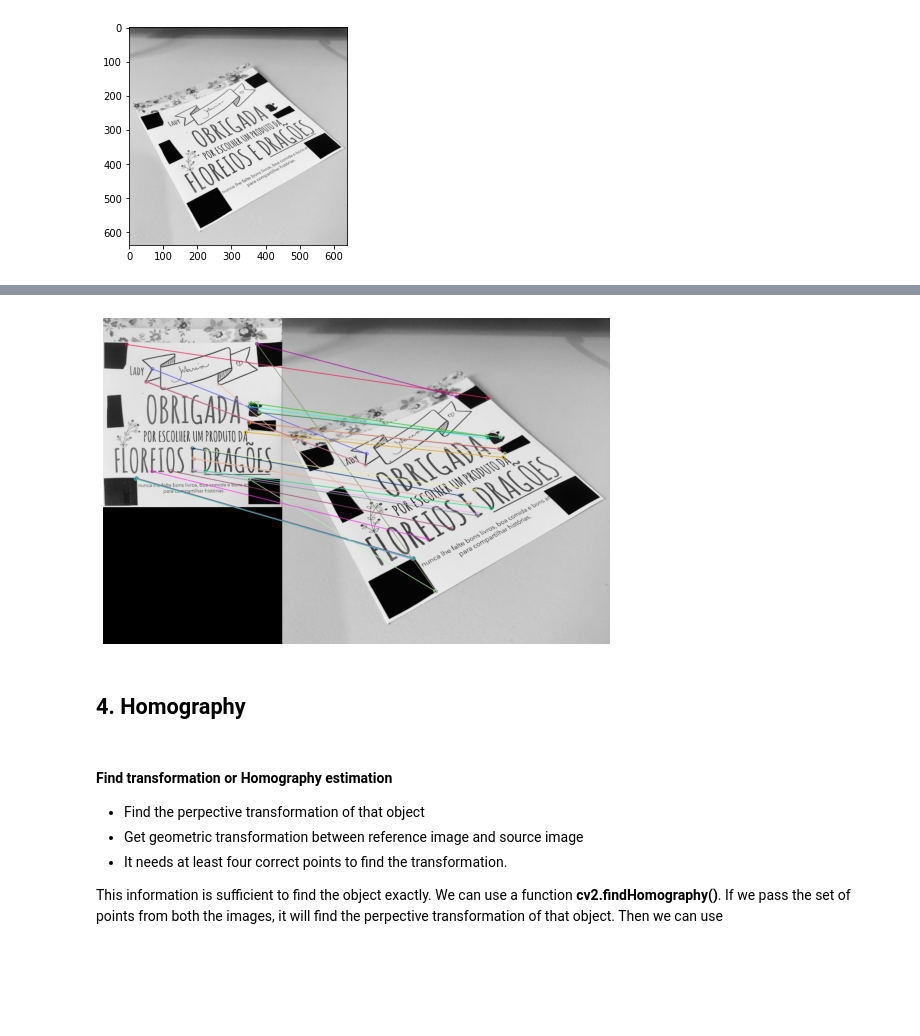
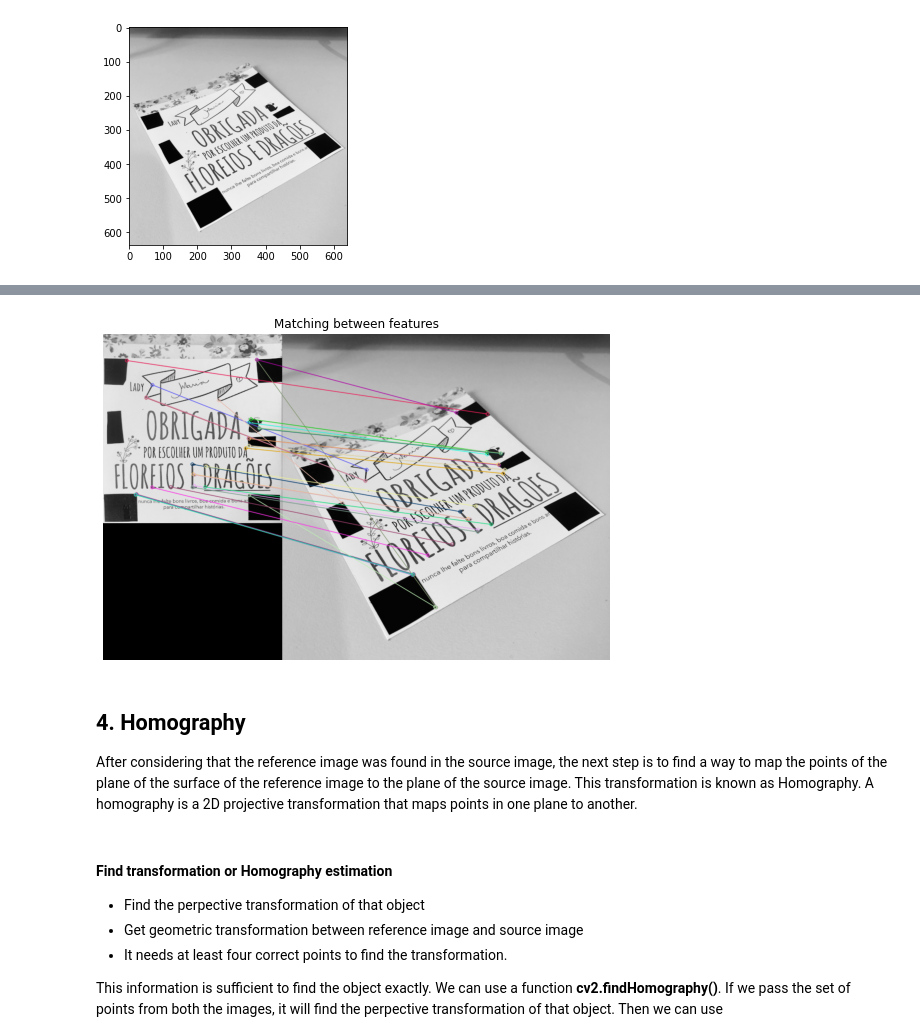
Before and after one commit to mafda/augmented_reality_101, a Jupyter notebook: src/ar_python3_opencv4.ipynb, the cells around one changed output, grey strips where cells are left out. Drawn from its saved outputs; the diff is of its cells as text; code cells hidden in the pictures; blank space fills up the shorter version.

Commit message:
include ar basic image

```diff
--- a/src/ar_python3_opencv4.ipynb
+++ b/src/ar_python3_opencv4.ipynb
@@ -112,36 +128,40 @@ plt.show()
 MIN_MATCHES = 30
 
 # create brute force  matcher object
 bf = cv2.BFMatcher(cv2.NORM_HAMMING, crossCheck=True)
 
 # Compute model keypoints and its descriptors
 referenceImagePts, referenceImageDsc = orb.detectAndCompute(referenceImage, None)
 
 # Compute scene keypoints and its descriptors
 sourceImagePts, sourceImageDsc = orb.detectAndCompute(sourceImage, None)
 
 # Match frame descriptors with model descriptors
 matches = bf.match(referenceImageDsc, sourceImageDsc)
 
 # Sort them in the order of their distance
 matches = sorted(matches, key=lambda x: x.distance)
 
 if len(matches) > MIN_MATCHES:
     # draw first 15 matches.
     idxPairs = cv2.drawMatches(referenceImage, referenceImagePts, sourceImage, sourceImagePts,
                           matches[:MIN_MATCHES], 0, flags=2)
     # show result
     plt.figure(figsize=(12, 6))
     plt.axis('off')
     plt.imshow(idxPairs, cmap='gray')
+    plt.title('Matching between features')
     plt.show()
+
 else:
     print("Not enough matches have been found - %d/%d" % (len(matches), MIN_MATCHES))
     matchesMask = None
 # %% [output]
-[figure, old version]
+[figure, new version]
-# %% [markdown]
-## 4. Homography
+# %% [markdown]
+## 4. Homography
+
+After considering that the reference image was found in the source image, the next step is to find a way to map the points of the plane of the surface of the reference image to the plane of the source image. This transformation is known as Homography. A homography is a 2D projective transformation that maps points in one plane to another.
 # %% [markdown]
 #### Find transformation or Homography estimation
 
```
Also changed, not shown: parts of 14 cells of this notebook.
